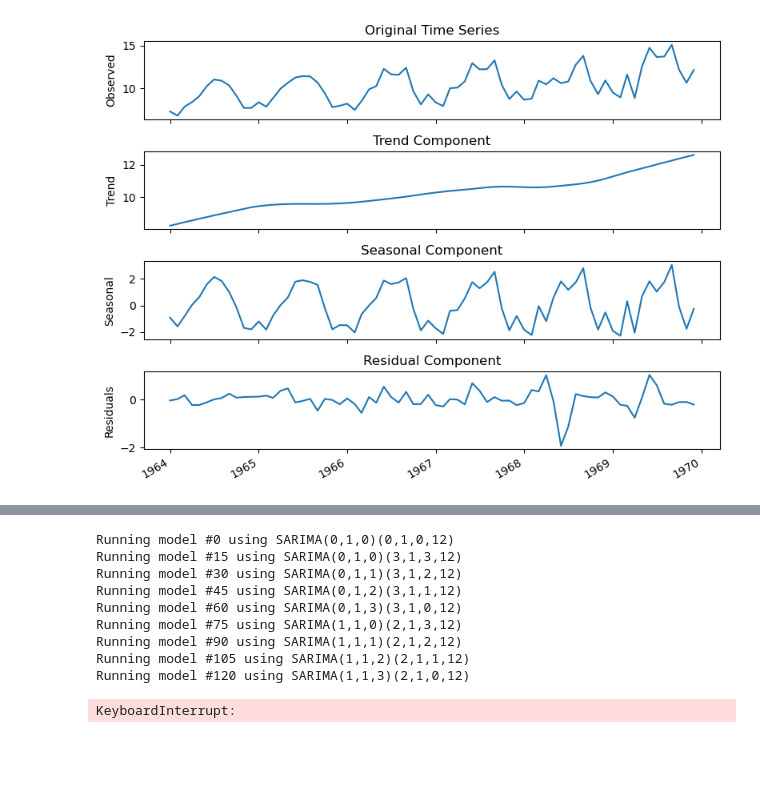
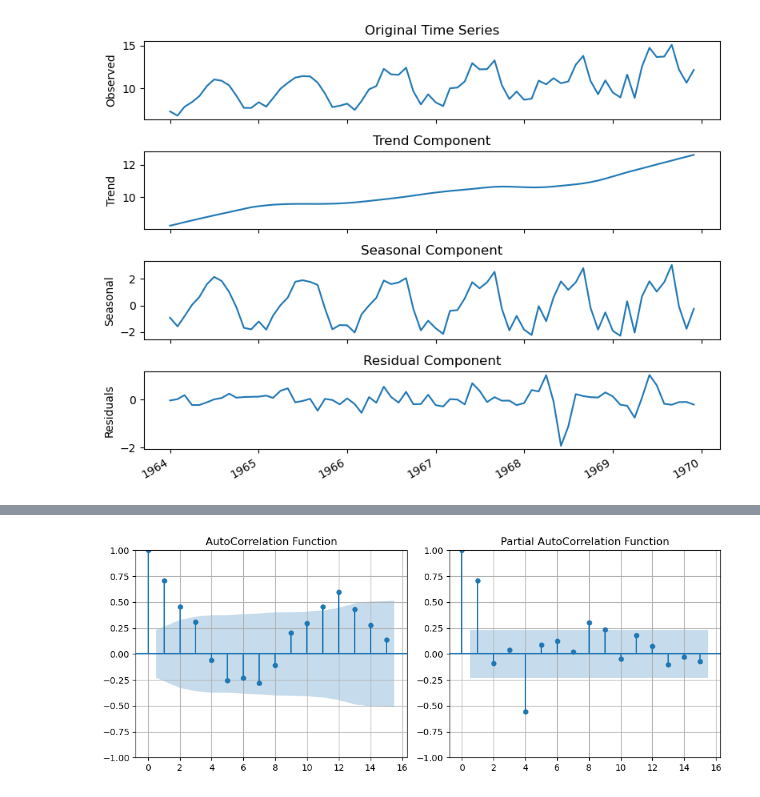
Before and after one commit to LeonardoSMSoares/Economics-Finance, a Jupyter notebook: Introduction to TSA/ITSAF 07 - ARIMA Models 4.ipynb, the cells around one changed output, grey strips where cells are left out. Saved outputs shown, nothing was run; the diff lists cells and outputs as text; code cells hidden in the pictures; blank space fills up the shorter version.

```diff
--- a/Introduction to TSA/ITSAF 07 - ARIMA Models 4.ipynb
+++ b/Introduction to TSA/ITSAF 07 - ARIMA Models 4.ipynb
@@ -504,48 +377,18 @@ Running model #255 using SARIMA(3,1,3)(3,1,3,30)
-# %%
-def combinator(items, r=1):
-    combo = [i for i in product(*items, repeat=r)]  # Generate Cartesian product of input lists
-    return combo                                    # Return the list of combinations
-
-
-P_ns, Q_ns = [list(range(4))]*2          # Define search ranges for non-seasonal parameters (p, q): each from 0 to 3
-P_s, Q_s = [list(range(4))]*2             # Define search ranges for seasonal parameters (P, Q): each from 0 to 3
-d = 1
-D = 1
-S = 12
-
-vals = combinator([P_ns, [d], Q_ns, P_s, [D], Q_s])  # Generate all combinations of SARIMA parameter sets
-
-score = {}                                     # Dictionary to store model evaluation metrics
-
-for i, (p, d, q, P, D, Q) in enumerate(vals):  # Iterate over all parameter combinations
-    if i % 15 == 0:                            # Print progress every 15 models
-        print(f'Running model #{i} using SARIMA({p},{d},{q})({P},{D},{Q},{S})')
-
-    m = SARIMAX(air_series,                    # Define SARIMA model with current parameter set
-                order=(p,d,q),
-                seasonal_order=(P, D, Q, S),   # Particular case m = 30
-                enforce_stationarity=False)    # Allow non-stationary models for broader search
-
-    res = m.fit(disp=0, low_memory=True)       # Fit the model silently
-
-    score[i] = {                               # Store model results and evaluation metrics
-        'non-seasonal order': (p, d, q),
-        'seasonal order': (P, D, Q),
-        'AIC': res.aic,                        # Akaike Information Criterion
-        'AICc': res.aicc,                      # Corrected AIC
-        'model': res                           # Fitted model object
-    }
-print()
-
-pd.DataFrame(score).T.sort_values(by='AIC').reset_index().head()
-# %% [output]
-Running model #0 using SARIMA(0,1,0)(0,1,0,12)
-Running model #15 using SARIMA(0,1,0)(3,1,3,12)
-Running model #30 using SARIMA(0,1,1)(3,1,2,12)
-Running model #45 using SARIMA(0,1,2)(3,1,1,12)
-Running model #60 using SARIMA(0,1,3)(3,1,0,12)
-Running model #75 using SARIMA(1,1,0)(2,1,3,12)
-Running model #90 using SARIMA(1,1,1)(2,1,2,12)
-Running model #105 using SARIMA(1,1,2)(2,1,1,12)
-Running model #120 using SARIMA(1,1,3)(2,1,0,12)
-KeyboardInterrupt:
+# %%
+# Create a 1x2 grid for subplots
+fig, axes = plt.subplots(nrows=1, ncols=2, figsize=(10, 4))
+
+# Interest Rate Data
+plot_acf(air_series, ax=axes[0], lags=15)
+axes[0].set_title("AutoCorrelation Function", fontsize=12)
+axes[0].grid(True)
+
+# Simulated Random Walk Data
+plot_pacf(air_series, ax=axes[1], lags=15)
+axes[1].set_title("Partial AutoCorrelation Function", fontsize=12)
+axes[1].grid(True)
+
+plt.tight_layout()
+plt.show()
+# %% [output]
+[figure, added]
```
Also changed, not shown: parts of 27 cells of this notebook.
